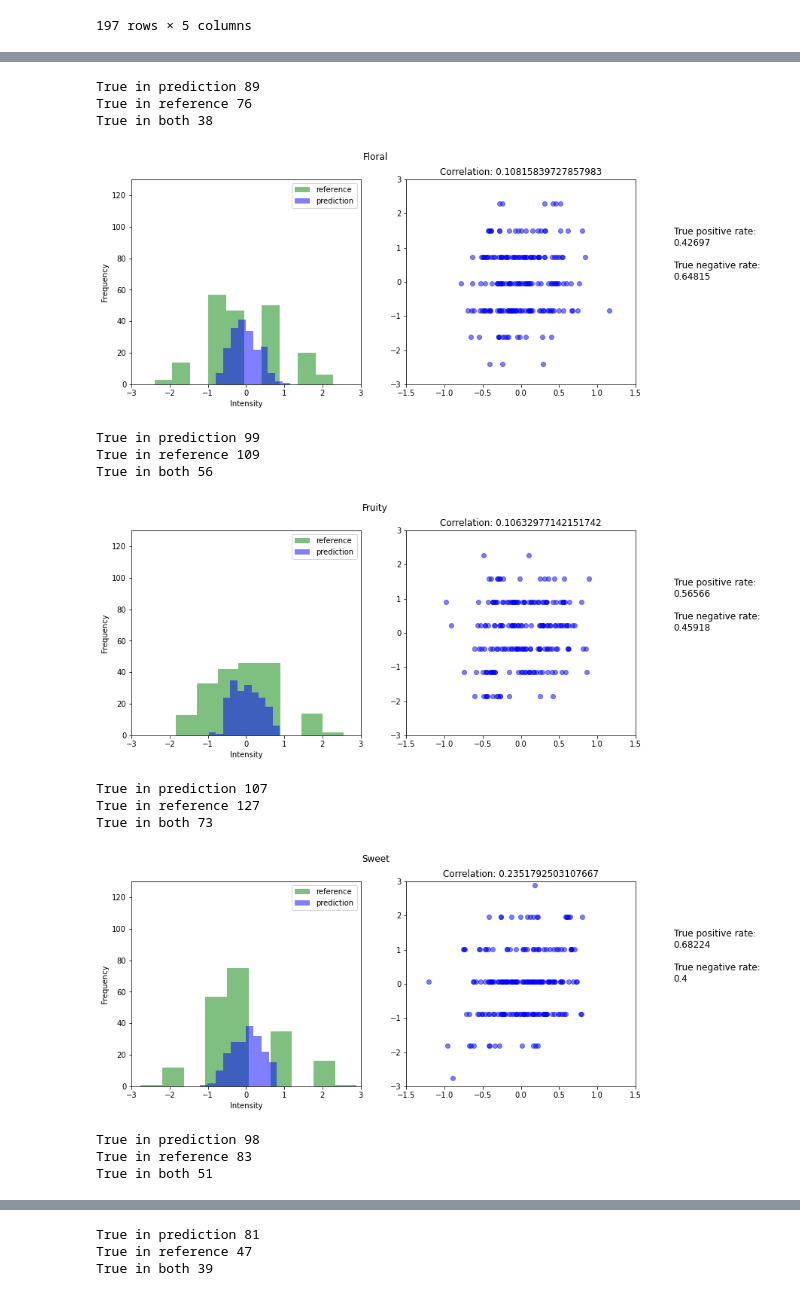
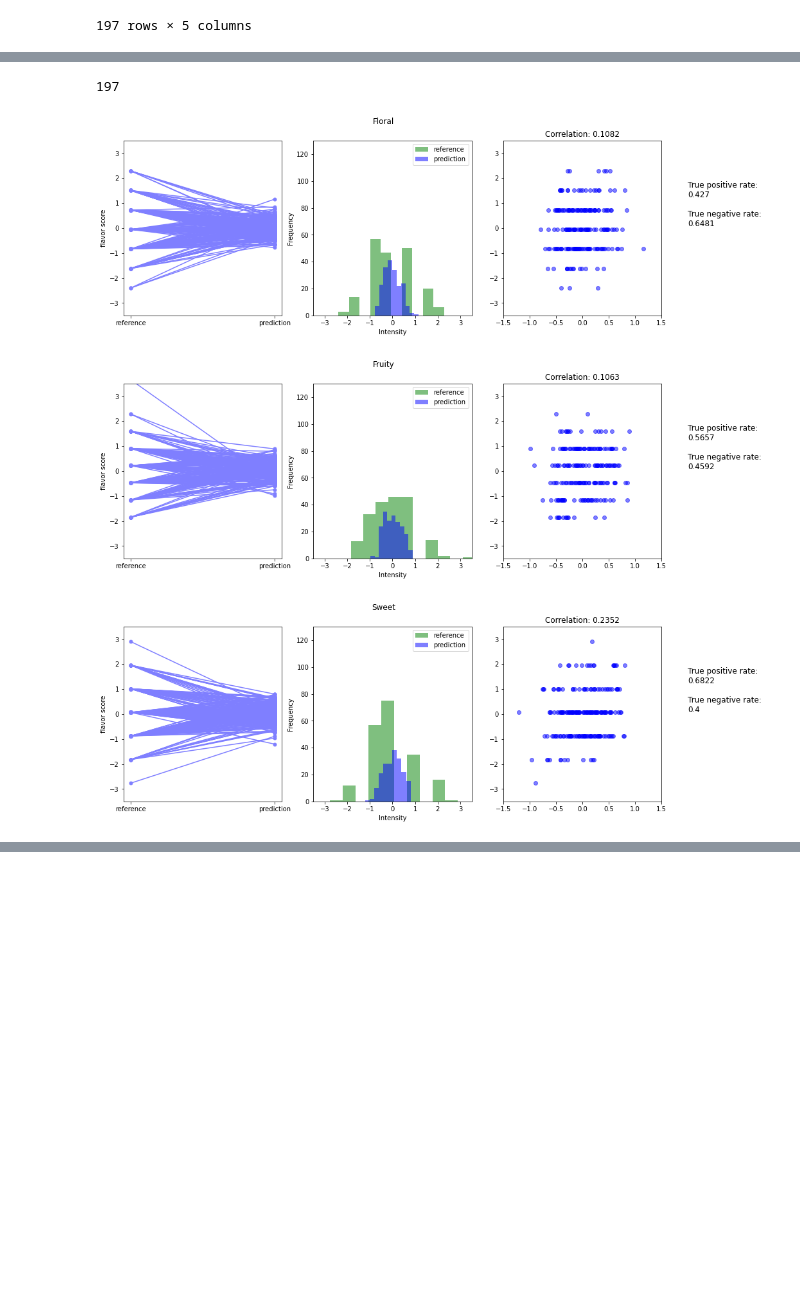
Before and after one commit to rengesf/flavorpred, a Jupyter notebook: simplified_pipeline.ipynb, the cells around one changed output, grey strips where cells are left out. Drawn from its saved outputs; the diff is of its cells as text; code cells hidden in the pictures; blank space fills up the shorter version.

```diff
--- a/simplified_pipeline.ipynb
+++ b/simplified_pipeline.ipynb
@@ -392,7 +392,8 @@ for flavor in overlap_OSAs:
     plt.legend(labels)
     plt.xlabel('intensity')
     plt.ylabel('Frequency')
-    plt.title(flavor)
+    plt.title(flavor + "\nCorrelation: "+ str(round(np.corrcoef(pd.to_numeric(results_all[flavor], errors='coerce').to_numpy(), np.array(panelist_df_norm[flavor]))[0,1],4)))
+
 
     plt.xlim(-3, 3)
     plt.ylim(0, 130)
@@ -404,20 +405,33 @@ plt.show()
+# %%
+samples = list(panelist_df_norm['Fruity'].index)
+len(samples)
+# %% [output]
+197
 # %%
 def show_correlation_pred(prediction,reference,flavor):
 
-    true_pos = (reference>0) & (pred>0)
-    true_neg = (reference<=0) & (pred<=0)
+    true_pos = (reference>0) & (prediction>0)
+    true_neg = (reference<=0) & (prediction<=0)
     #false_pos  = (reference <= 0 ) & (pred>0)
 
+    plt.figure(figsize=(15,5))
 
+    plt.subplot(1,3,1)
 
-    plt.figure(figsize=(12,5))
+    for i, sample in enumerate(samples):
+        plt.plot(['reference','prediction'], [reference[i],prediction[i]], color='#7f7fff', marker='o', markersize=5)
 
-    plt.subplot(1,2,1)
+    ticks = plt.xticks(['reference','prediction'])
+    yl = plt.ylim(-3.5,3.5)
+
+    plt.ylabel('flavor score')
+
+    plt.subplot(1,3,2)
 
     plt.hist(reference, color ='g', alpha = 0.5)
     plt.hist(prediction, alpha=0.5, color ='b')
 
-    plt.xlim(-3, 3)
+    plt.xlim(-3.5, 3.5)
     plt.ylim(0, 130)
 
     labels= ["reference","prediction"]
@@ -426,19 +440,19 @@ def show_correlation_pred(prediction,reference,flavor):
     plt.xlabel('Intensity')
     plt.ylabel('Frequency')
 
-    plt.subplot(1,2,2)
+    plt.subplot(1,3,3)
     plt.plot(prediction,reference,"o", color='b', alpha =0.5)
 
-    plt.title("Correlation: "+ str(np.corrcoef(pd.to_numeric(prediction, errors='coerce').to_numpy(), np.array(reference))[0,1]))
+    plt.title("Correlation: "+  str(round(np.corrcoef(pd.to_numeric(prediction, errors='coerce').to_numpy(), np.array(reference))[0,1],4)))
 
     plt.xlim(-1.5,1.5)
-    plt.ylim(-3,3)
+    plt.ylim(-3.5,3.5)
 
     plt.suptitle(flavor)
 
     # Add text next to the plot
     text = ('True positive rate: ',
-            round(np.sum(true_pos==True)/np.sum(pred>0),5), '\nTrue negative rate: ', round(np.sum(true_neg==True)/np.sum(pred<=0),5))
+            round(np.sum(true_pos==True)/np.sum(prediction>0),4), '\nTrue negative rate: ', round(np.sum(true_neg==True)/np.sum(prediction<=0),4))
 
     plt.text(2, 0, '\n'.join(map(str, text)), fontsize=12, va='bottom', color='black')
 
@@ -446,40 +460,22 @@ def show_correlation_pred(prediction,reference,flavor):
 # %%
 for flavor in overlap_OSAs:
     pred= results_all[flavor]
     #print(np.sum(pred>0),len(pred))
     reference=stats.zscore(panelist_df)[flavor]
 
     true_pos = (reference>0) & (pred>0)
     true_neg = (reference<=0) & (pred<=0)
     false_pos  = (reference <= 0 ) & (pred>0)
 
-    print('True in prediction', np.sum(pred>0))
+    '''print('True in prediction', np.sum(pred>0))
     print('True in reference', np.sum(reference>0))
     print('True in both', np.sum(true_pos==True))
-    '''print( 'True positive rate',np.sum(true_pos==True)/np.sum(pred>0))
+    print( 'True positive rate',np.sum(true_pos==True)/np.sum(pred>0))
     print('False positive rate', np.sum(false_pos==True)/np.sum(pred>0))
     print( 'True negative rate', np.sum(true_neg==True)/np.sum(pred<=0))'''
 
     show_correlation_pred(pred, reference,flavor)
-
-# floral: 10.82 : TP: 42.7, TN: 64.82
-# fruity: 10.63 : TP: 56.57, TN: 45.92
-# Sweet: 23.52 : TP: 68.22, TN: 0.4
-# Woody: 28.57 : TP: 52.04, TN: 67.68
-# peaty: 41.87 : TP: 48.15, TN: 93.10
 # %% [output]
-True in prediction 89
-True in reference 76
-True in both 38
-[figure, old version]
+[figure, new version]
-True in prediction 99
-True in reference 109
-True in both 56
-[figure, old version]
+[figure, new version]
-True in prediction 107
-True in reference 127
-True in both 73
-[figure, old version]
+[figure, new version]
-True in prediction 98
-True in reference 83
-True in both 51
@@ -487,3 +482,0 @@ True in both 51
-True in prediction 81
-True in reference 47
-True in both 39
```
Also changed, not shown: parts of 7 cells of this notebook, 1 other file.
